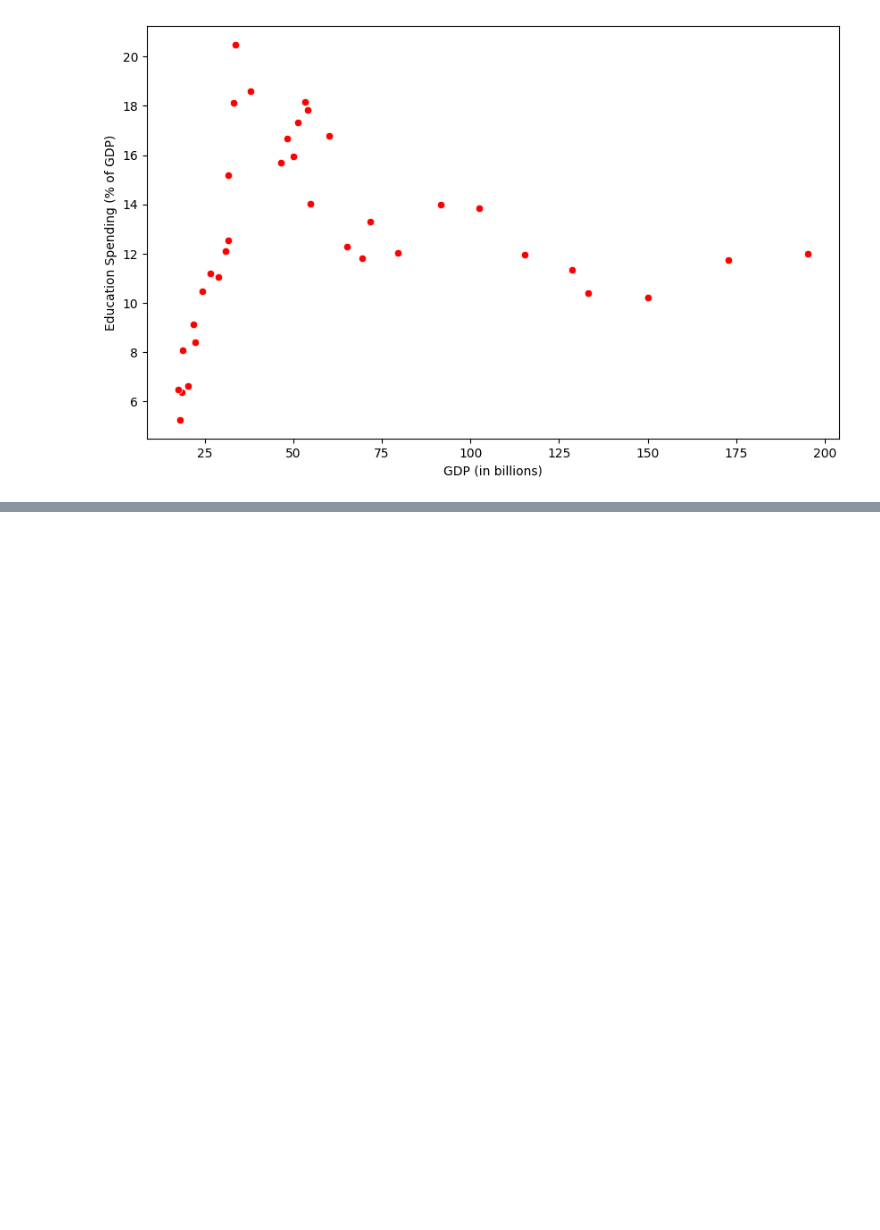
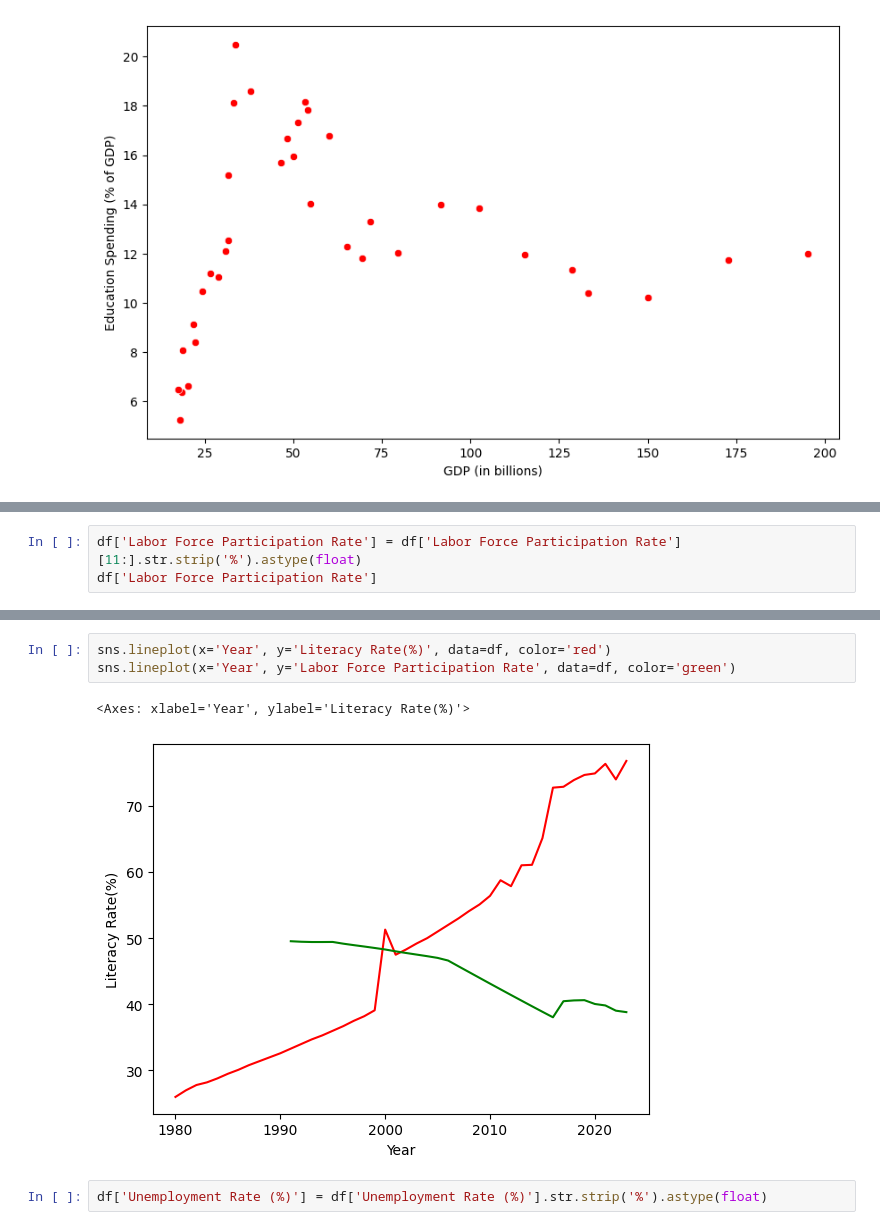
Before and after one commit to aneesakram/bangladesh-analysis, a Jupyter notebook: bangladesh_analysis.ipynb, the cells around one changed output, grey strips where cells are left out. Drawn from its saved outputs; the diff is of its cells as text; blank space fills up the shorter version.

```diff
--- a/bangladesh_analysis.ipynb
+++ b/bangladesh_analysis.ipynb
@@ -141,0 +150,3 @@ plt.show()
+# %%
+df['Labor Force Participation Rate'] = df['Labor Force Participation Rate'][11:].str.strip('%').astype(float)
+df['Labor Force Participation Rate']
@@ -141,0 +171,8 @@ plt.show()
+# %%
+sns.lineplot(x='Year', y='Literacy Rate(%)', data=df, color='red')
+sns.lineplot(x='Year', y='Labor Force Participation Rate', data=df, color='green')
+# %% [output]
+<Axes: xlabel='Year', ylabel='Literacy Rate(%)'>
+[figure, added]
+# %%
+df['Unemployment Rate (%)'] = df['Unemployment Rate (%)'].str.strip('%').astype(float)
```
Also changed, not shown: parts of 5 cells of this notebook.
